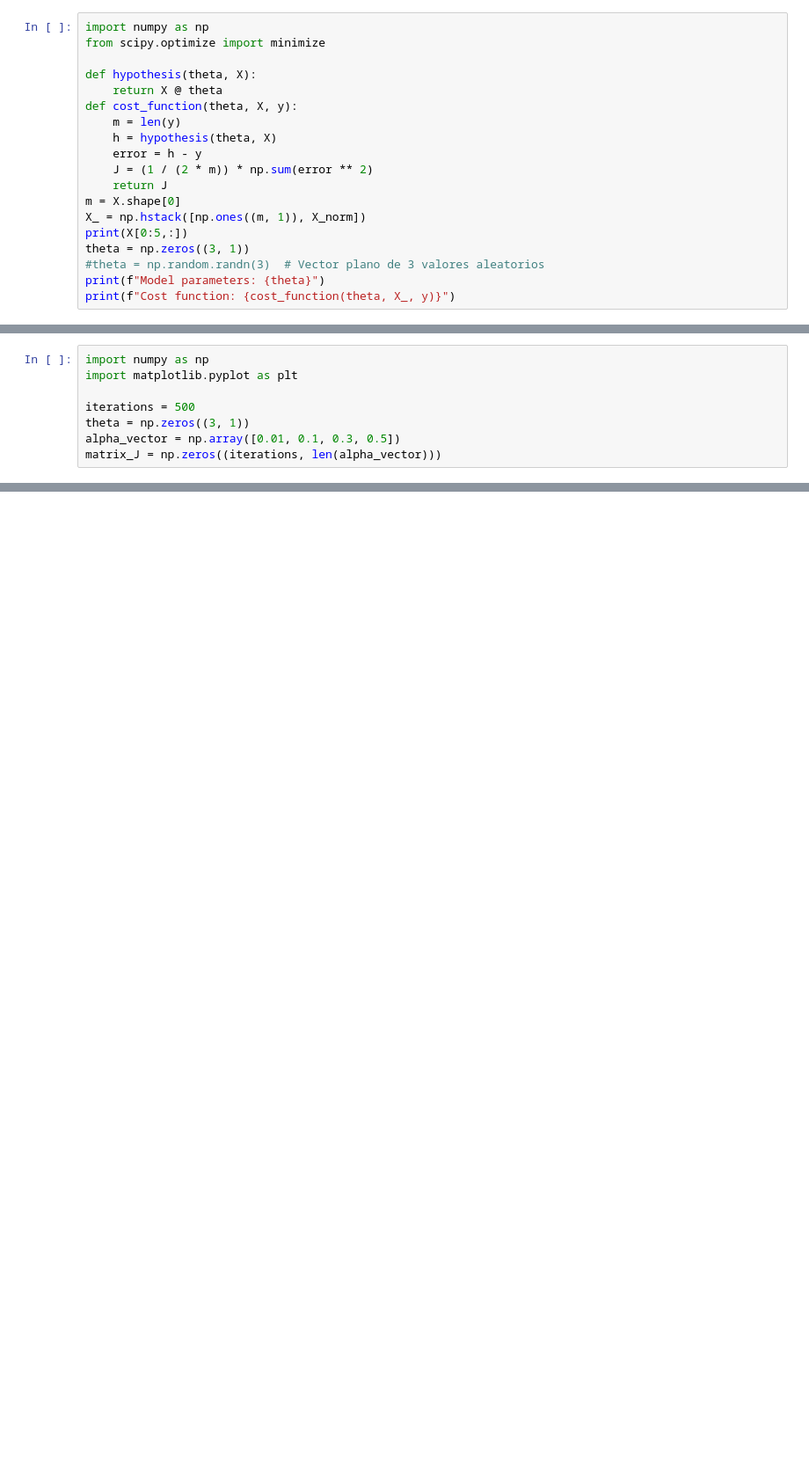
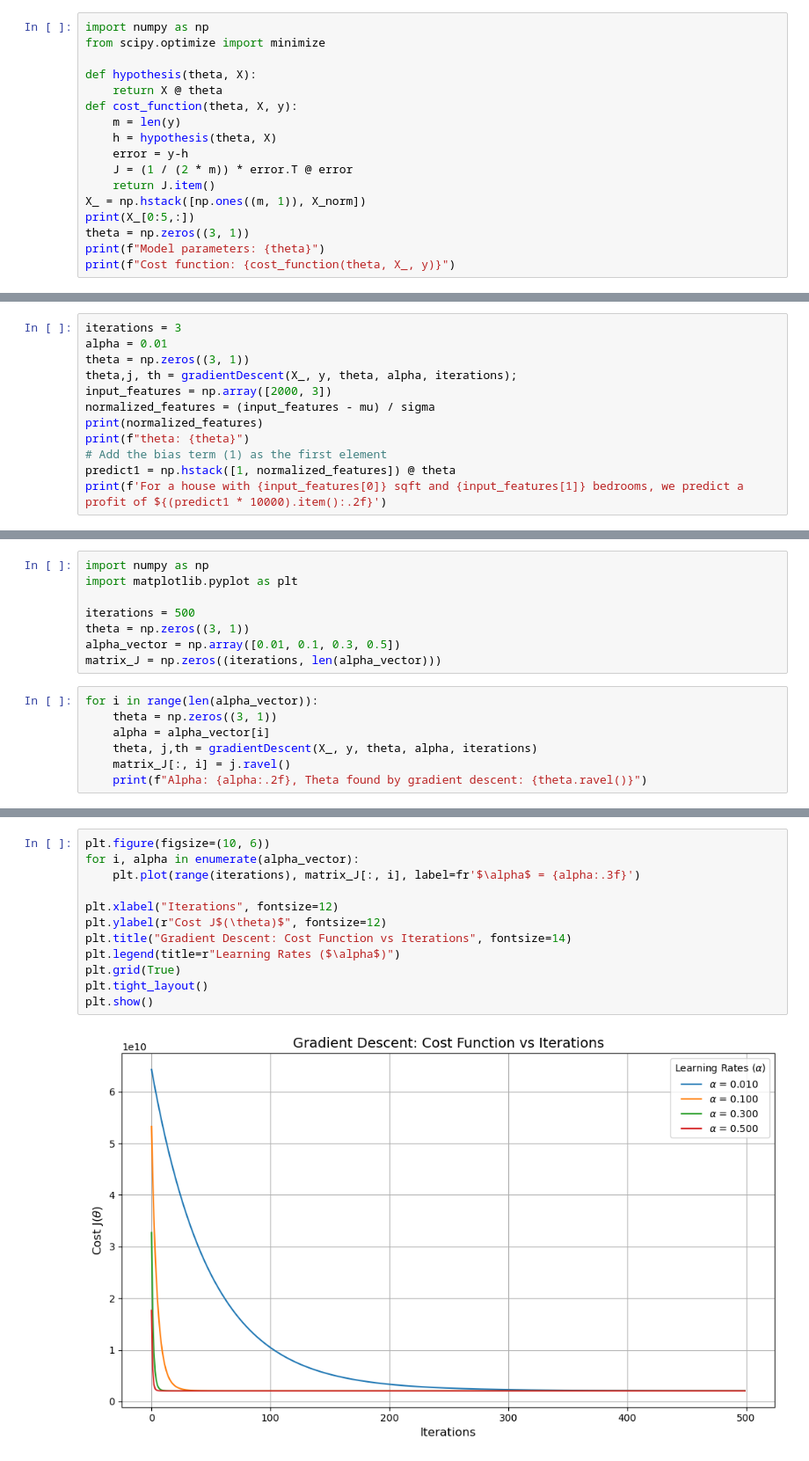
Before and after one commit to undelapaz-rnap-2025I/tarea-regresion-smindiol, a Jupyter notebook: Regression_multilinear.ipynb, the cells around one changed output, grey strips where cells are left out. Shown at 88% size. Cells and saved outputs as stored; diff of their text form; blank space fills up the shorter version.

```diff
--- a/Regression_multilinear.ipynb
+++ b/Regression_multilinear.ipynb
@@ -123,14 +124,12 @@ def hypothesis(theta, X):
 def cost_function(theta, X, y):
     m = len(y)
     h = hypothesis(theta, X)
-    error = h - y
-    J = (1 / (2 * m)) * np.sum(error ** 2)
-    return J
-m = X.shape[0]
+    error = y-h
+    J = (1 / (2 * m)) * error.T @ error
+    return J.item()
 X_ = np.hstack([np.ones((m, 1)), X_norm])
-print(X[0:5,:])
+print(X_[0:5,:])
 theta = np.zeros((3, 1))
-#theta = np.random.randn(3)  # Vector plano de 3 valores aleatorios
 print(f"Model parameters: {theta}")
 print(f"Cost function: {cost_function(theta, X_, y)}")
 # %% [output]
@@ -222,0 +177,12 @@ For a house with 2000 sqft and 3 bedrooms, we predict a profit of $3216470807.04
+# %%
+iterations = 3
+alpha = 0.01
+theta = np.zeros((3, 1))
+theta,j, th = gradientDescent(X_, y, theta, alpha, iterations);
+input_features = np.array([2000, 3])
+normalized_features = (input_features - mu) / sigma
+print(normalized_features)
+print(f"theta: {theta}")
+# Add the bias term (1) as the first element
+predict1 = np.hstack([1, normalized_features]) @ theta
+print(f'For a house with {input_features[0]} sqft and {input_features[1]} bedrooms, we predict a profit of ${(predict1 * 10000).item():.2f}')
@@ -241,3 +216,10 @@ iterations = 500
 theta = np.zeros((3, 1))
 alpha_vector = np.array([0.01, 0.1, 0.3, 0.5])
 matrix_J = np.zeros((iterations, len(alpha_vector)))
+# %%
+for i in range(len(alpha_vector)):
+    theta = np.zeros((3, 1))
+    alpha = alpha_vector[i]
+    theta, j,th = gradientDescent(X_, y, theta, alpha, iterations)
+    matrix_J[:, i] = j.ravel()
+    print(f"Alpha: {alpha:.2f}, Theta found by gradient descent: {theta.ravel()}")
@@ -243,0 +254,14 @@ matrix_J = np.zeros((iterations, len(alpha_vector)))
+# %%
+plt.figure(figsize=(10, 6))
+for i, alpha in enumerate(alpha_vector):
+    plt.plot(range(iterations), matrix_J[:, i], label=fr'$\alpha$ = {alpha:.3f}')
+
+plt.xlabel("Iterations", fontsize=12)
+plt.ylabel(r"Cost J$(\theta)$", fontsize=12)
+plt.title("Gradient Descent: Cost Function vs Iterations", fontsize=14)
+plt.legend(title=r"Learning Rates ($\alpha$)")
+plt.grid(True)
+plt.tight_layout()
+plt.show()
+# %% [output]
+[figure, added]
```
Also changed, not shown: parts of 8 cells of this notebook.
